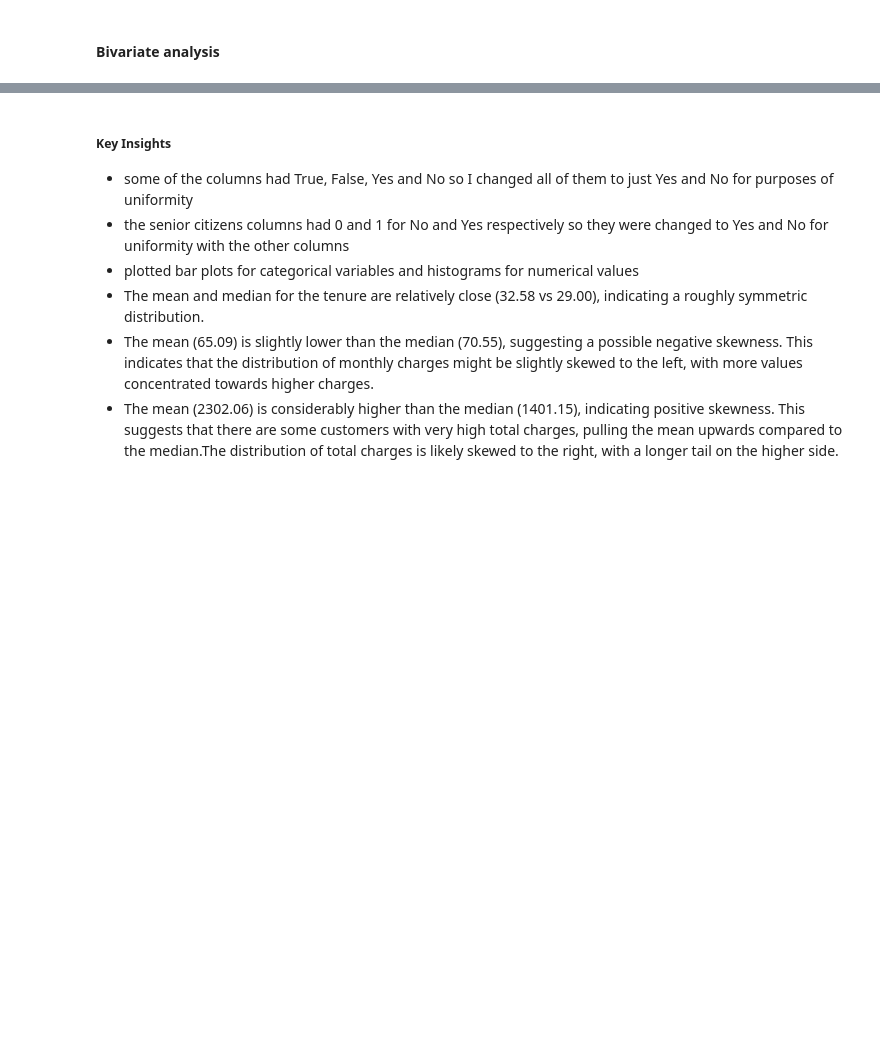
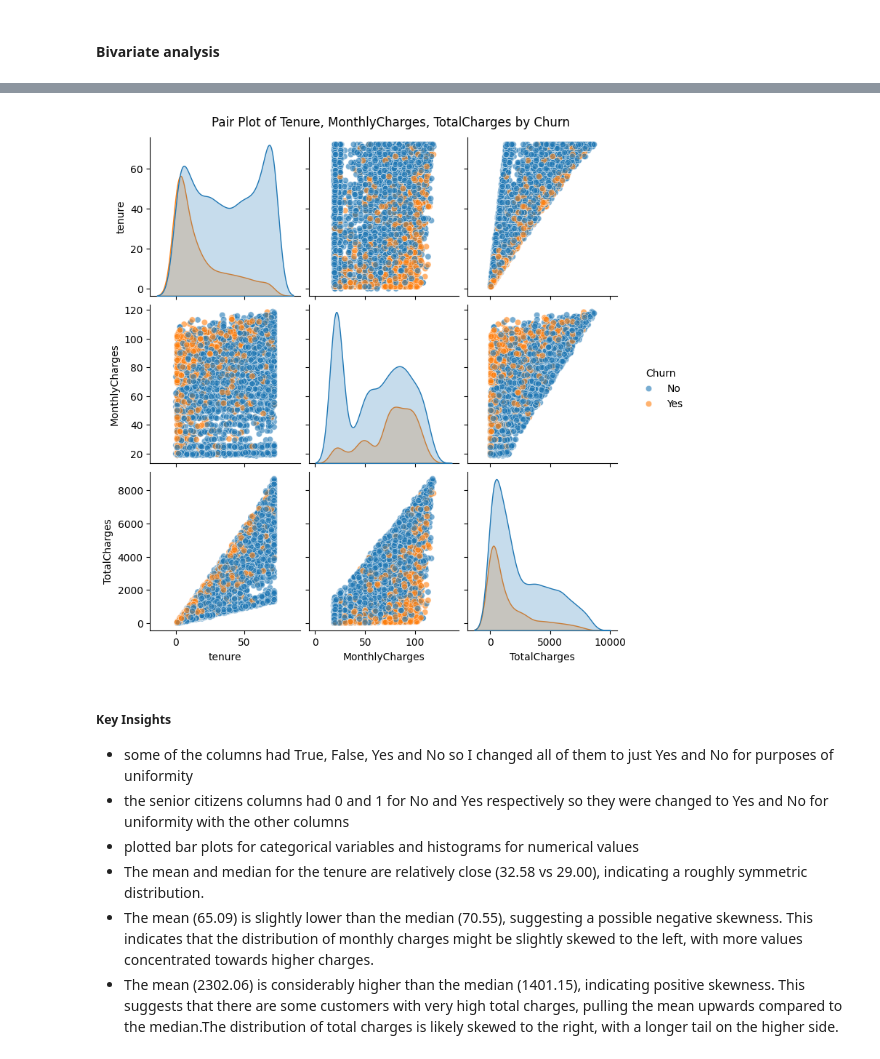
Before and after one commit to lizjelimo/Churn-Analysis, a Jupyter notebook: notebooks/main.ipynb, the cells around one changed output, grey strips where cells are left out. Cells and saved outputs as stored; diff of their text form; code cells hidden in the pictures; blank space fills up the shorter version.

```diff
--- a/notebooks/main.ipynb
+++ b/notebooks/main.ipynb
@@ -339,3 +389,14 @@ plt.show()
+# %%
+# Selecting the columns of interest along with the Churn column
+data_subset = merged_training_dataset[['tenure', 'MonthlyCharges', 'TotalCharges', 'Churn']]
+
+# Creating the pair plot
+pair_plot = sns.pairplot(data_subset, hue='Churn', diag_kind='kde', plot_kws={'alpha':0.6})
+pair_plot.fig.suptitle("Pair Plot of Tenure, MonthlyCharges, TotalCharges by Churn", y=1.02)
+
+plt.show()
+# %% [output]
+[figure, added]
 # %% [markdown]
 ##### **Key Insights**
 - some of the columns had True, False, Yes and No so I  changed all of them to just Yes and No for purposes of uniformity
```
Also changed, not shown: parts of 9 cells of this notebook, 1 other file.
